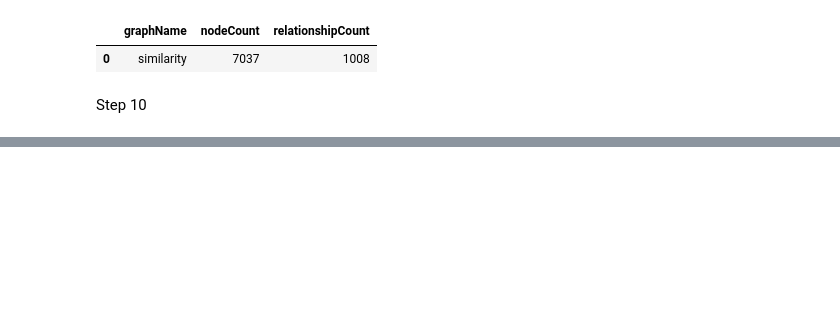
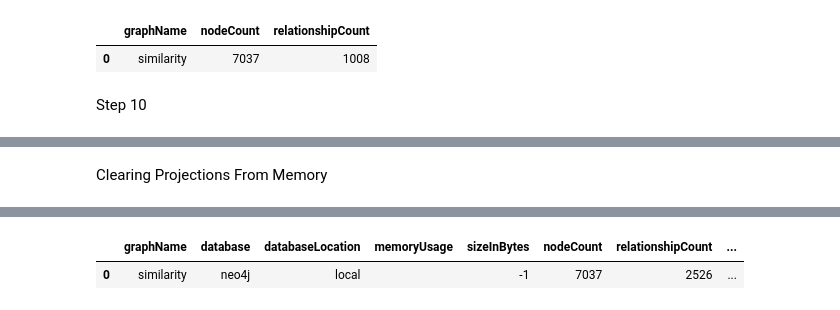
Before and after one commit to KPalabon/Assignment_3_350, a Jupyter notebook: Assignment3.ipynb, the cells around one changed output, grey strips where cells are left out. Saved outputs shown, nothing was run; the diff lists cells and outputs as text; code cells hidden in the pictures; blank space fills up the shorter version.

```diff
--- a/Assignment3.ipynb
+++ b/Assignment3.ipynb
@@ -205,0 +210,6 @@ gds.run_cypher(nodeSimilarity_mutate)
+# %% [markdown]
+Clearing Projections From Memory
+# %%
+gds.run_cypher('''CALL gds.graph.drop('clientClusters', false)''')
+gds.run_cypher('''CALL gds.graph.drop('similarity', false)''')
+# %% [output]
@@ -205,0 +218,2 @@ gds.run_cypher(nodeSimilarity_mutate)
+|  | graphName | database | databaseLocation | memoryUsage | sizeInBytes | nodeCount | relationshipCount | ... |
+| 0 | similarity | neo4j | local |  | -1 | 7037 | 2526 | ... |
```
Also changed, not shown: parts of 6 cells of this notebook.
